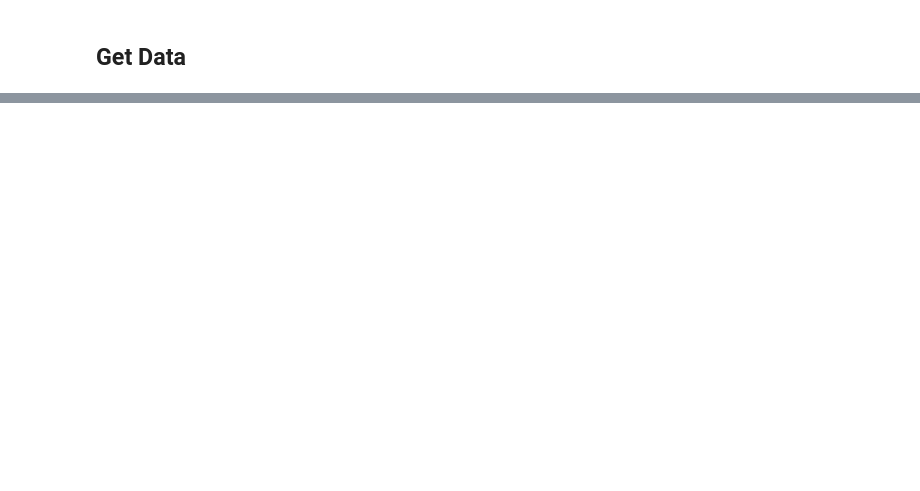
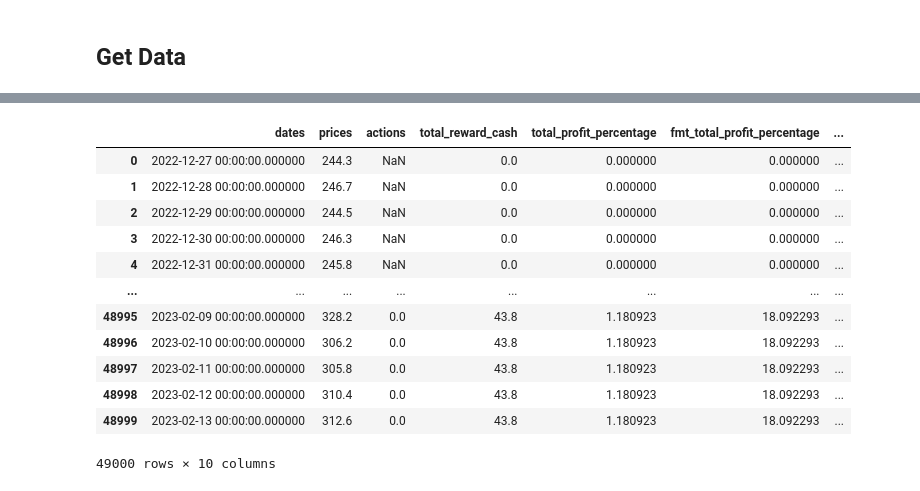
Before and after one commit to lcjr86/msc_uol_ai_dissertation, a Jupyter notebook: trader/notebooks/bernardo_standardize.ipynb, the cells around one changed output, grey strips where cells are left out. Drawn from its saved outputs; the diff is of its cells as text; code cells hidden in the pictures; blank space fills up the shorter version.

```diff
--- a/trader/notebooks/bernardo_standardize.ipynb
+++ b/trader/notebooks/bernardo_standardize.ipynb
@@ -38,6 +38,6 @@ import sqlite3
 from sqlalchemy import create_engine
 # %%
 configur = ConfigParser()
-config_file_name = "config_03a_mix_infer.ini"
+config_file_name = "config_14a_mix_infer_s.ini"
 print (configur.read(os.path.join('../../simulations/config_files', config_file_name)))
 # %% [output]
@@ -475,0 +585,16 @@ mean_reward=-36.66 +/- 0.0
+# %%
+df_robot_actions_and_env_all_sim_id
+# %% [output]
+|  | dates | prices | actions | total_reward_cash | total_profit_percentage | fmt_total_profit_percentage | ... |
+| 0 | 2022-12-27 00:00:00.000000 | 244.3 | NaN | 0.0 | 0.000000 | 0.000000 | ... |
+| 1 | 2022-12-28 00:00:00.000000 | 246.7 | NaN | 0.0 | 0.000000 | 0.000000 | ... |
+| 2 | 2022-12-29 00:00:00.000000 | 244.5 | NaN | 0.0 | 0.000000 | 0.000000 | ... |
+| 3 | 2022-12-30 00:00:00.000000 | 246.3 | NaN | 0.0 | 0.000000 | 0.000000 | ... |
+| 4 | 2022-12-31 00:00:00.000000 | 245.8 | NaN | 0.0 | 0.000000 | 0.000000 | ... |
+| ... | ... | ... | ... | ... | ... | ... | ... |
+| 48995 | 2023-02-09 00:00:00.000000 | 328.2 | 0.0 | 43.8 | 1.180923 | 18.092293 | ... |
+| 48996 | 2023-02-10 00:00:00.000000 | 306.2 | 0.0 | 43.8 | 1.180923 | 18.092293 | ... |
+| 48997 | 2023-02-11 00:00:00.000000 | 305.8 | 0.0 | 43.8 | 1.180923 | 18.092293 | ... |
+| 48998 | 2023-02-12 00:00:00.000000 | 310.4 | 0.0 | 43.8 | 1.180923 | 18.092293 | ... |
+| 48999 | 2023-02-13 00:00:00.000000 | 312.6 | 0.0 | 43.8 | 1.180923 | 18.092293 | ... |
+49000 rows × 10 columns
```
Also changed, not shown: parts of 13 cells of this notebook, 1 other file.
